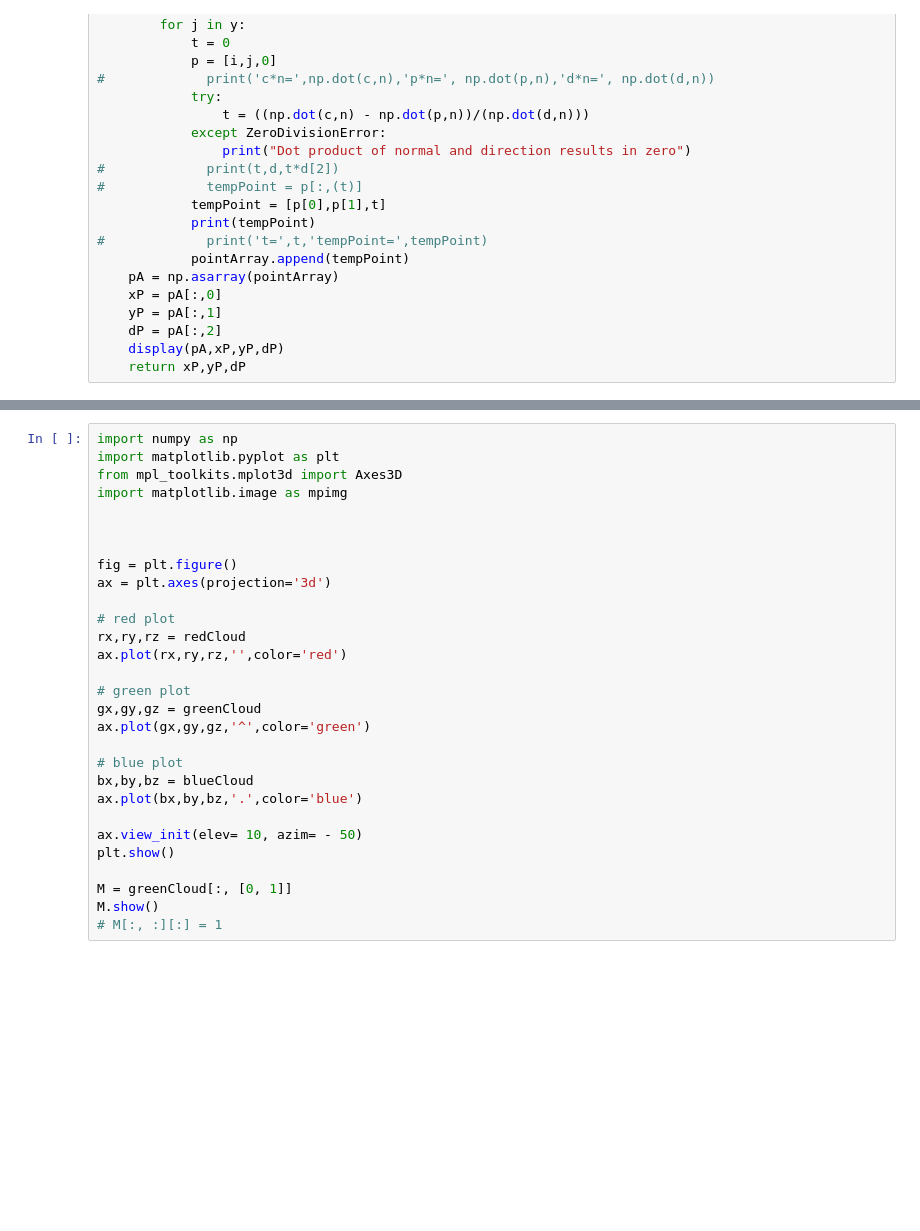
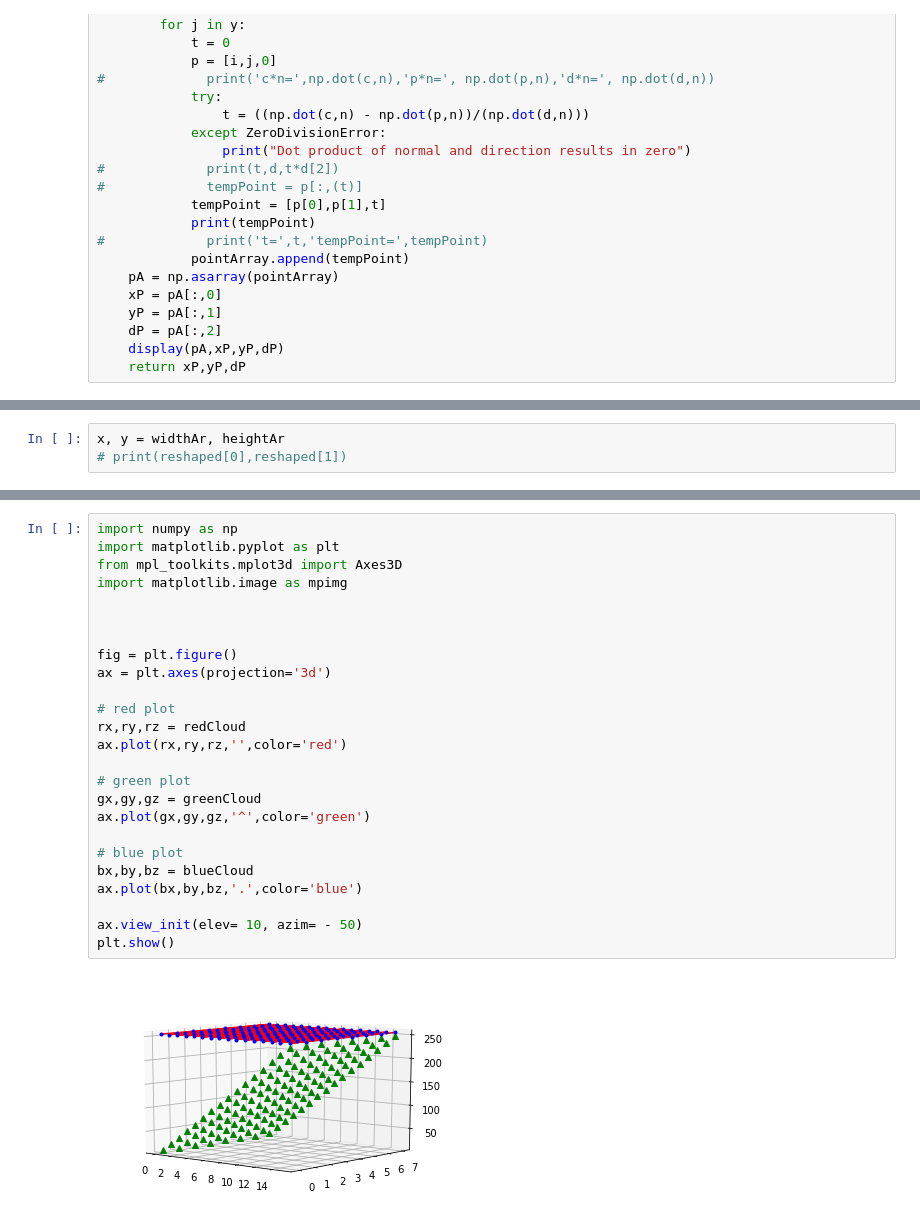
Before and after one commit to ashleycrouch/image-rgb-in-3D, a Jupyter notebook: py/Raster Vectorization Project.ipynb, the cells around one changed output, grey strips where cells are left out. Drawn from its saved outputs; the diff is of its cells as text; blank space fills up the shorter version.

```diff
--- a/py/Raster Vectorization Project.ipynb
+++ b/py/Raster Vectorization Project.ipynb
@@ -509,3 +533,6 @@ print(x,y)
+# %%
+x, y = widthAr, heightAr
+# print(reshaped[0],reshaped[1])
 # %%
 redLayer = getChannel(reshaped, r)
 c,n = (standard_fit(redLayer))
@@ -574,29 +877,27 @@ plt.show()
 # %%
 import numpy as np
 import matplotlib.pyplot as plt
 from mpl_toolkits.mplot3d import Axes3D
 import matplotlib.image as mpimg
 
 
 
 fig = plt.figure()
 ax = plt.axes(projection='3d')
 
 # red plot
 rx,ry,rz = redCloud
 ax.plot(rx,ry,rz,'',color='red')
 
 # green plot
 gx,gy,gz = greenCloud
 ax.plot(gx,gy,gz,'^',color='green')
 
 # blue plot
 bx,by,bz = blueCloud
 ax.plot(bx,by,bz,'.',color='blue')
 
 ax.view_init(elev= 10, azim= - 50)
 plt.show()
-
-M = greenCloud[:, [0, 1]]
-M.show()
-# M[:, :][:] = 1
+# %% [output]
+[figure, added]
```
Also changed, not shown: parts of 20 cells of this notebook.
